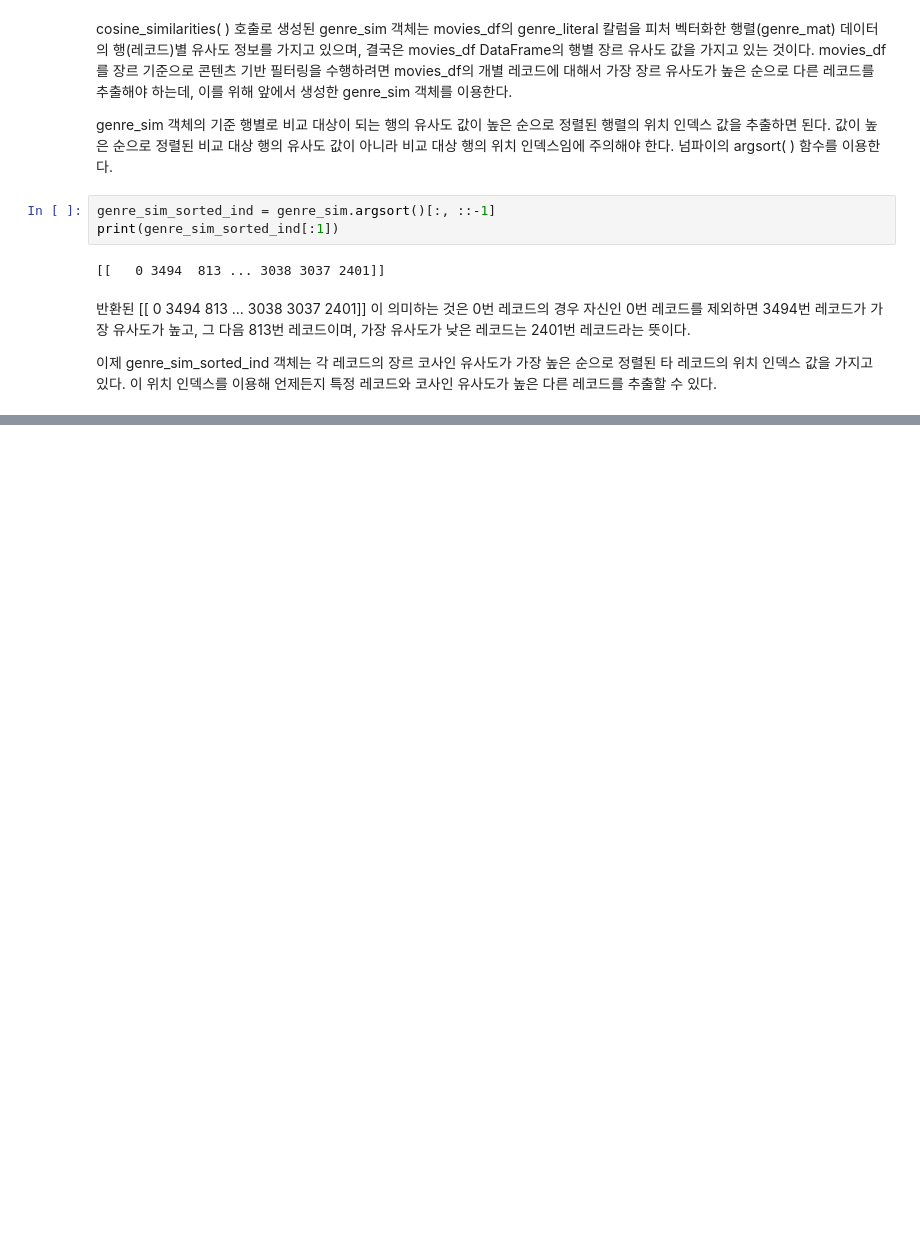
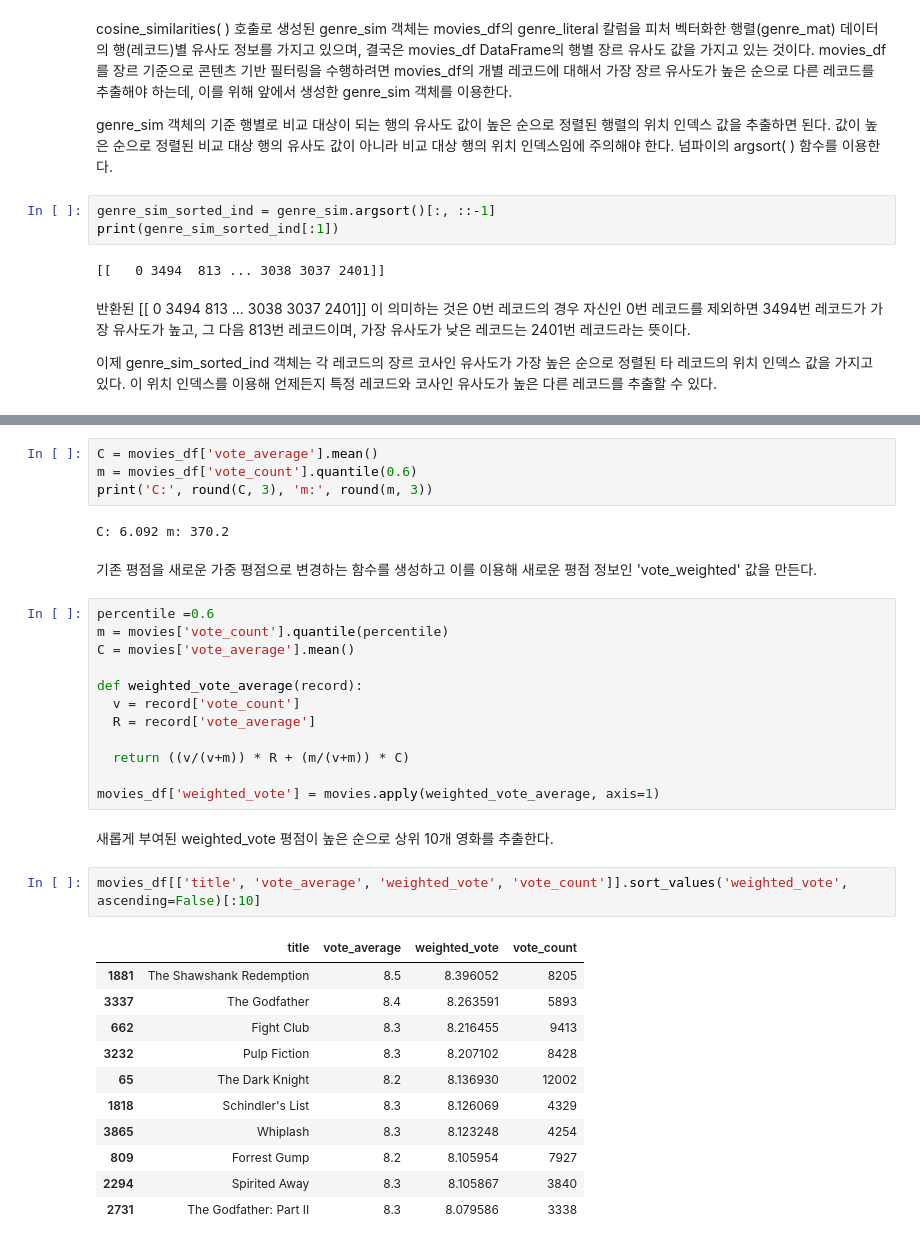
Before and after one commit to spacemaninSeoul/PythonMachinelearningGuide, a Jupyter notebook: [파이썬머신러닝완벽가이드]_IX_추천_시스템.ipynb, the cells around one changed output, grey strips where cells are left out. Drawn from its saved outputs; the diff is of its cells as text; blank space fills up the shorter version.

```diff
--- a/[파이썬머신러닝완벽가이드]_IX_추천_시스템.ipynb
+++ b/[파이썬머신러닝완벽가이드]_IX_추천_시스템.ipynb
@@ -302,0 +373,36 @@ print(genre_sim_sorted_ind[:1])
+# %%
+C = movies_df['vote_average'].mean()
+m = movies_df['vote_count'].quantile(0.6)
+print('C:', round(C, 3), 'm:', round(m, 3))
+# %% [output]
+C: 6.092 m: 370.2
+# %% [markdown]
+기존 평점을 새로운 가중 평점으로 변경하는 함수를 생성하고 이를 이용해 새로운 평점 정보인 'vote_weighted' 값을 만든다.
+# %%
+percentile =0.6
+m = movies['vote_count'].quantile(percentile)
+C = movies['vote_average'].mean()
+
+def weighted_vote_average(record):
+  v = record['vote_count']
+  R = record['vote_average']
+
+  return ((v/(v+m)) * R + (m/(v+m)) * C)
+
+movies_df['weighted_vote'] = movies.apply(weighted_vote_average, axis=1)
+# %% [markdown]
+새롭게 부여된 weighted_vote 평점이 높은 순으로 상위 10개 영화를 추출한다.
+# %%
+movies_df[['title', 'vote_average', 'weighted_vote', 'vote_count']].sort_values('weighted_vote', ascending=False)[:10]
+# %% [output]
+|  | title | vote_average | weighted_vote | vote_count |
+| 1881 | The Shawshank Redemption | 8.5 | 8.396052 | 8205 |
+| 3337 | The Godfather | 8.4 | 8.263591 | 5893 |
+| 662 | Fight Club | 8.3 | 8.216455 | 9413 |
+| 3232 | Pulp Fiction | 8.3 | 8.207102 | 8428 |
+| 65 | The Dark Knight | 8.2 | 8.136930 | 12002 |
+| 1818 | Schindler's List | 8.3 | 8.126069 | 4329 |
+| 3865 | Whiplash | 8.3 | 8.123248 | 4254 |
+| 809 | Forrest Gump | 8.2 | 8.105954 | 7927 |
+| 2294 | Spirited Away | 8.3 | 8.105867 | 3840 |
+| 2731 | The Godfather: Part II | 8.3 | 8.079586 | 3338 |
```
Also changed, not shown: parts of 57 cells of this notebook.
